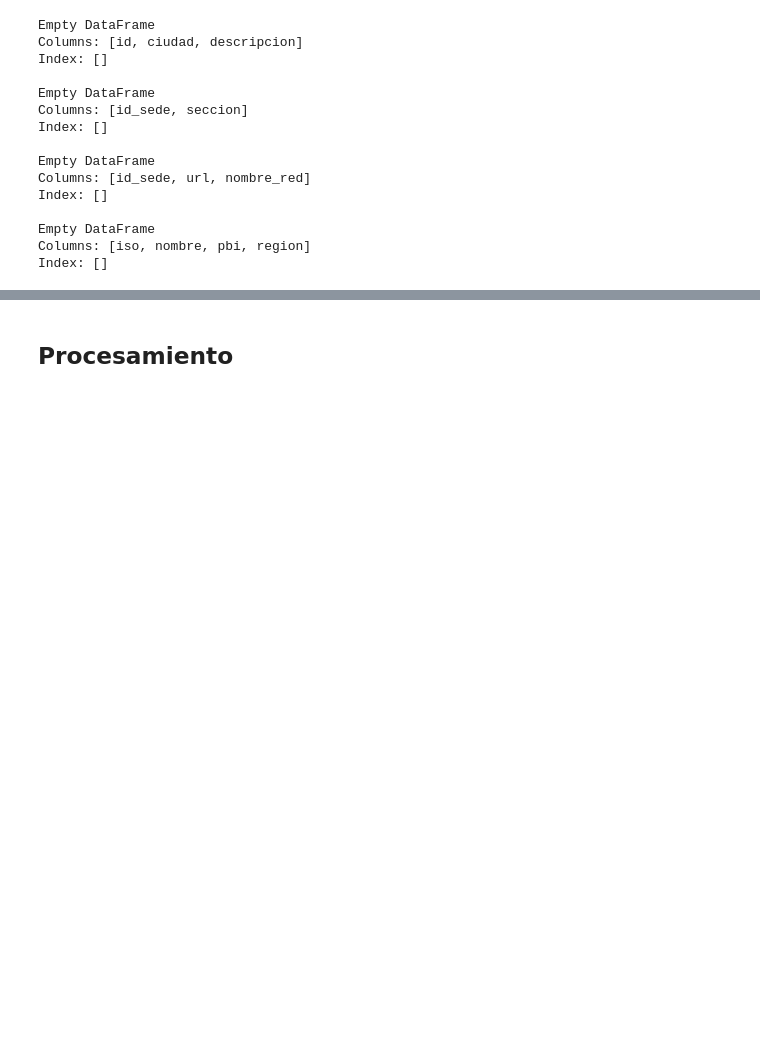
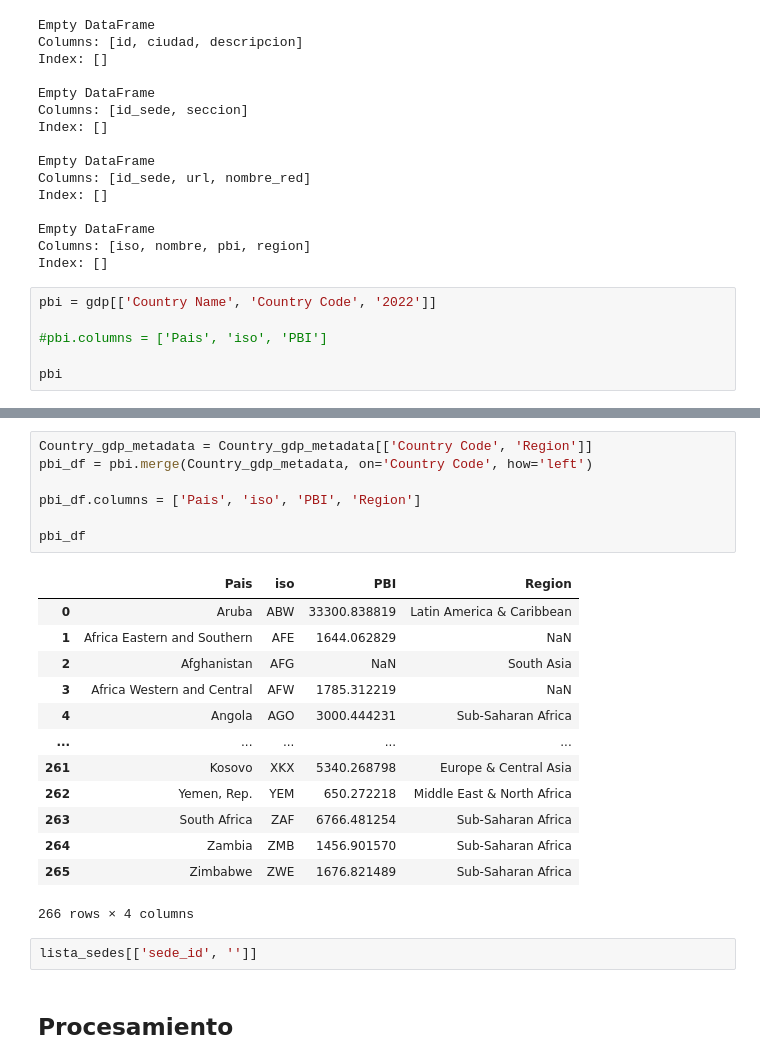
Before and after one commit to N34R20/Laboratorio_de_datos, a Jupyter notebook: TP01/inspect_columns.ipynb, the cells around one changed output, grey strips where cells are left out. Drawn from its saved outputs; the diff is of its cells as text; blank space fills up the shorter version.

```diff
--- a/TP01/inspect_columns.ipynb
+++ b/TP01/inspect_columns.ipynb
@@ -263,3 +275,9 @@ Index: []
 Empty DataFrame
 Columns: [iso, nombre, pbi, region]
 Index: []
+# %%
+pbi = gdp[['Country Name', 'Country Code', '2022']]
+
+#pbi.columns = ['Pais', 'iso', 'PBI']
+
+pbi
@@ -266,2 +298,25 @@ Index: []
+# %%
+Country_gdp_metadata = Country_gdp_metadata[['Country Code', 'Region']]
+pbi_df = pbi.merge(Country_gdp_metadata, on='Country Code', how='left')
+
+pbi_df.columns = ['Pais', 'iso', 'PBI', 'Region']
+
+pbi_df
+# %% [output]
+|  | Pais | iso | PBI | Region |
+| 0 | Aruba | ABW | 33300.838819 | Latin America & Caribbean |
+| 1 | Africa Eastern and Southern | AFE | 1644.062829 | NaN |
+| 2 | Afghanistan | AFG | NaN | South Asia |
+| 3 | Africa Western and Central | AFW | 1785.312219 | NaN |
+| 4 | Angola | AGO | 3000.444231 | Sub-Saharan Africa |
+| ... | ... | ... | ... | ... |
+| 261 | Kosovo | XKX | 5340.268798 | Europe & Central Asia |
+| 262 | Yemen, Rep. | YEM | 650.272218 | Middle East & North Africa |
+| 263 | South Africa | ZAF | 6766.481254 | Sub-Saharan Africa |
+| 264 | Zambia | ZMB | 1456.901570 | Sub-Saharan Africa |
+| 265 | Zimbabwe | ZWE | 1676.821489 | Sub-Saharan Africa |
+266 rows × 4 columns
+# %%
+lista_sedes[['sede_id', '']]
 # %% [markdown]
 ## Procesamiento
```
Also changed, not shown: parts of 5 cells of this notebook, 1 other file.
